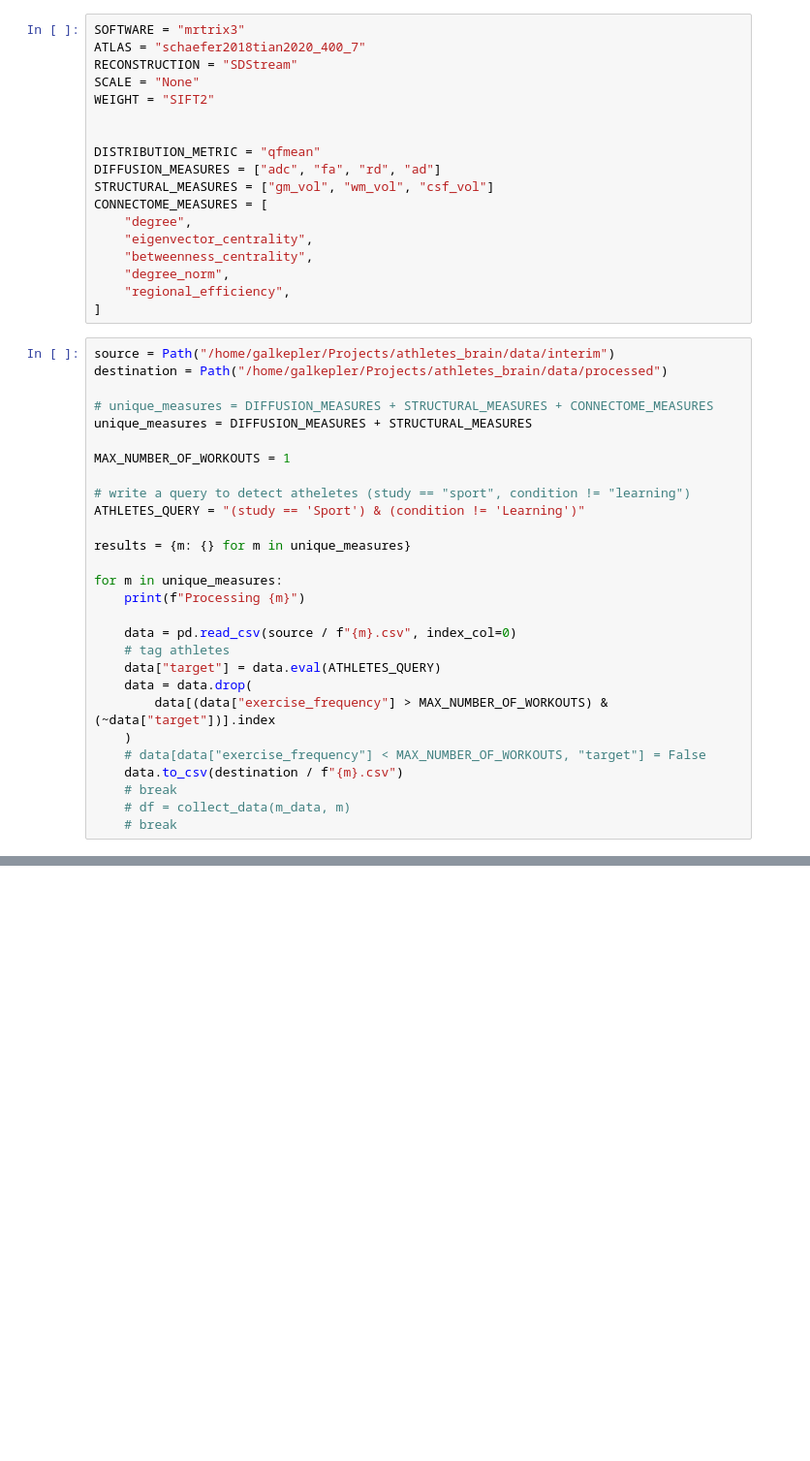
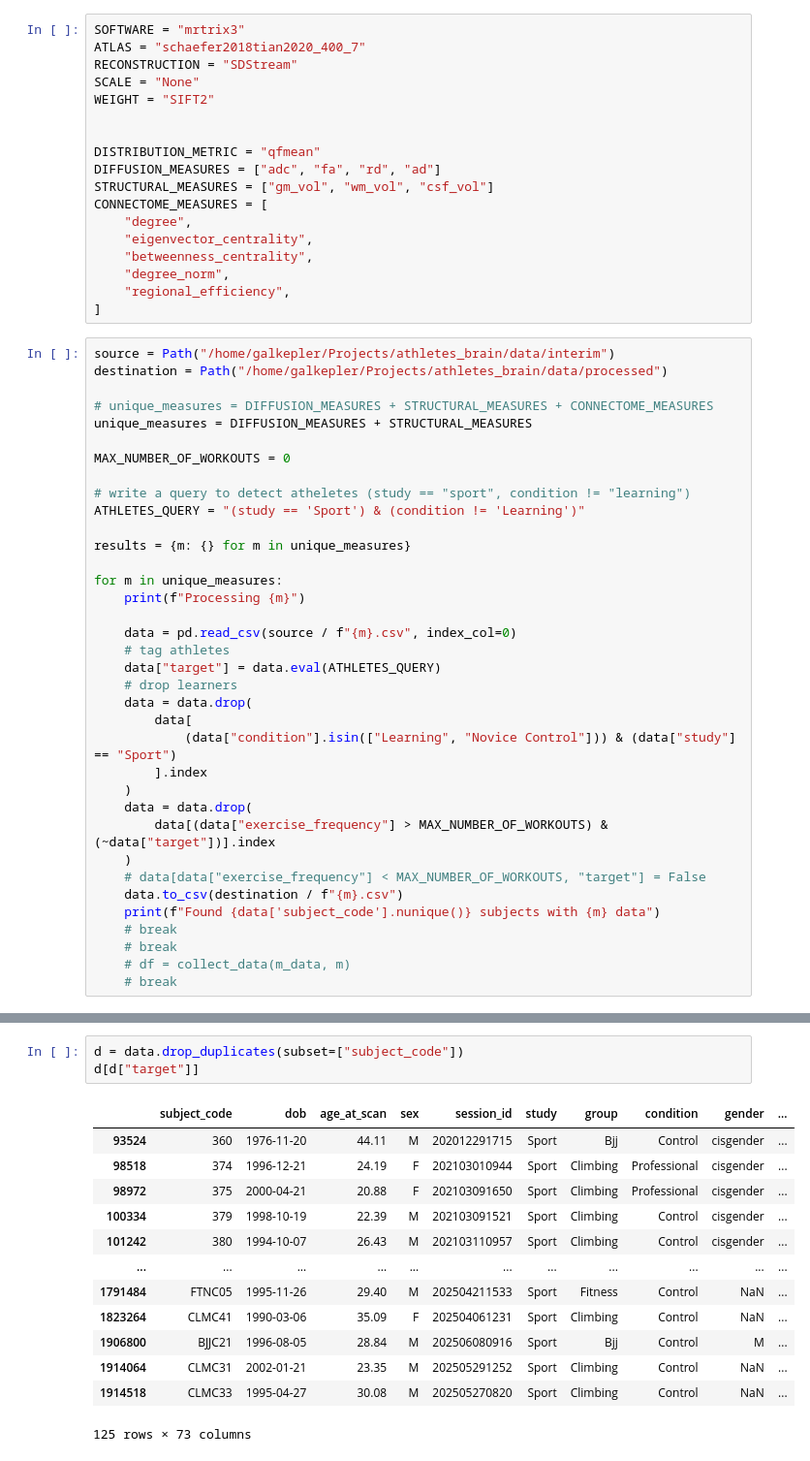
Before and after one commit to GalKepler/athletes_brain, a Jupyter notebook: notebooks/setup_data/collect_relevant.ipynb, the cells around one changed output, grey strips where cells are left out. Shown: that part at 97% size. Saved outputs shown, nothing was run; the diff lists cells and outputs as text; blank space fills up the shorter version.

```diff
--- a/notebooks/setup_data/collect_relevant.ipynb
+++ b/notebooks/setup_data/collect_relevant.ipynb
@@ -41,7 +41,7 @@ destination = Path("/home/galkepler/Projects/athletes_brain/data/processed")
 # unique_measures = DIFFUSION_MEASURES + STRUCTURAL_MEASURES + CONNECTOME_MEASURES
 unique_measures = DIFFUSION_MEASURES + STRUCTURAL_MEASURES
 
-MAX_NUMBER_OF_WORKOUTS = 1
+MAX_NUMBER_OF_WORKOUTS = 0
 
 # write a query to detect atheletes (study == "sport", condition != "learning")
 ATHLETES_QUERY = "(study == 'Sport') & (condition != 'Learning')"
@@ -54,11 +54,19 @@ for m in unique_measures:
     data = pd.read_csv(source / f"{m}.csv", index_col=0)
     # tag athletes
     data["target"] = data.eval(ATHLETES_QUERY)
+    # drop learners
+    data = data.drop(
+        data[
+            (data["condition"].isin(["Learning", "Novice Control"])) & (data["study"] == "Sport")
+        ].index
+    )
     data = data.drop(
         data[(data["exercise_frequency"] > MAX_NUMBER_OF_WORKOUTS) & (~data["target"])].index
     )
     # data[data["exercise_frequency"] < MAX_NUMBER_OF_WORKOUTS, "target"] = False
     data.to_csv(destination / f"{m}.csv")
+    print(f"Found {data['subject_code'].nunique()} subjects with {m} data")
+    # break
     # break
     # df = collect_data(m_data, m)
     # break
@@ -72,0 +88,17 @@ Processing csf_vol
+# %%
+d = data.drop_duplicates(subset=["subject_code"])
+d[d["target"]]
+# %% [output]
+|  | subject_code | dob | age_at_scan | sex | session_id | study | group | condition | gender | ... |
+| 93524 | 360 | 1976-11-20 | 44.11 | M | 202012291715 | Sport | Bjj | Control | cisgender | ... |
+| 98518 | 374 | 1996-12-21 | 24.19 | F | 202103010944 | Sport | Climbing | Professional | cisgender | ... |
+| 98972 | 375 | 2000-04-21 | 20.88 | F | 202103091650 | Sport | Climbing | Professional | cisgender | ... |
+| 100334 | 379 | 1998-10-19 | 22.39 | M | 202103091521 | Sport | Climbing | Control | cisgender | ... |
+| 101242 | 380 | 1994-10-07 | 26.43 | M | 202103110957 | Sport | Climbing | Control | cisgender | ... |
+| ... | ... | ... | ... | ... | ... | ... | ... | ... | ... | ... |
+| 1791484 | FTNC05 | 1995-11-26 | 29.40 | M | 202504211533 | Sport | Fitness | Control | NaN | ... |
+| 1823264 | CLMC41 | 1990-03-06 | 35.09 | F | 202504061231 | Sport | Climbing | Control | NaN | ... |
+| 1906800 | BJJC21 | 1996-08-05 | 28.84 | M | 202506080916 | Sport | Bjj | Control | M | ... |
+| 1914064 | CLMC31 | 2002-01-21 | 23.35 | M | 202505291252 | Sport | Climbing | Control | NaN | ... |
+| 1914518 | CLMC33 | 1995-04-27 | 30.08 | M | 202505270820 | Sport | Climbing | Control | NaN | ... |
+125 rows × 73 columns
```
Also changed, not shown: parts of 1 cell of this notebook, 13 other files.
